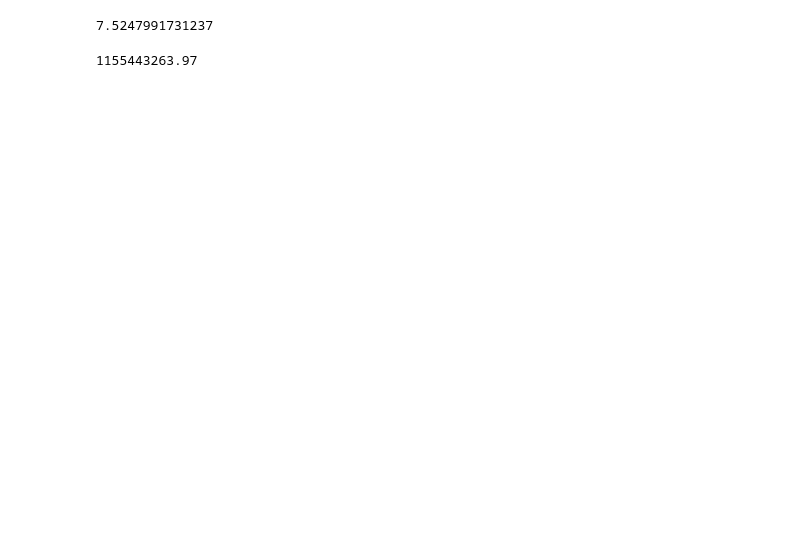
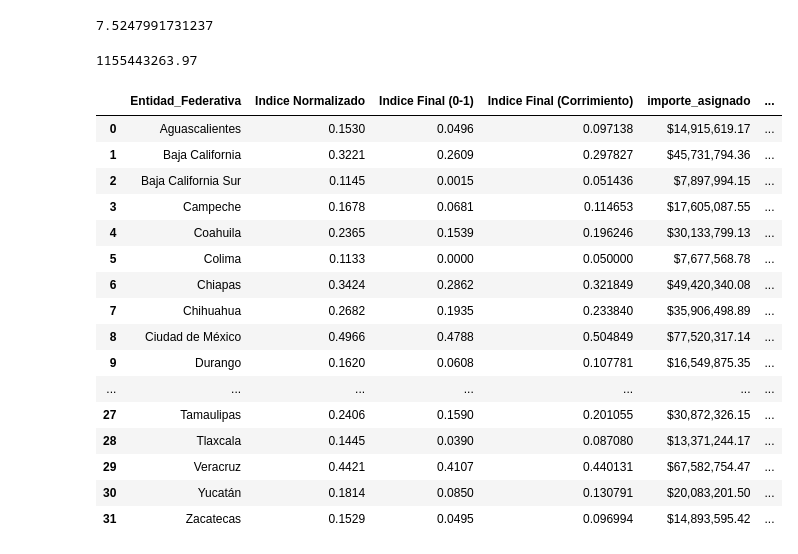
Before and after one commit to j3suslm/apps, a Jupyter notebook: fofisp_app/auxiliary.ipynb, the cells around one changed output. Saved outputs shown, nothing was run; the diff lists cells and outputs as text; code cells hidden in the pictures; blank space fills up the shorter version.

Commit message:
added variation chart to fofisp app and styled dataframe

```diff
--- a/fofisp_app/auxiliary.ipynb
+++ b/fofisp_app/auxiliary.ipynb
@@ -119,9 +119,47 @@ total_indice
 # %% [output]
 7.5247991731237
 # %%
-# D. Distribuir el Fondo:
-df_results['importe_asignado'] = df_results['reparto'] * presupuesto
+# reckon end allocated amount
+# create share weights
+df_results['Reparto'] = df_results['Indice Final (Corrimiento)'] / total_indice
+# Var%funds
+df_results['importe_asignado'] = df_results['Reparto'] * presupuesto
 # %%
 df_results['importe_asignado'].sum()
 # %% [output]
 1155443263.97
+# %%
+# create diff amount and percentage
+df_results['Var%'] = df_results['importe_asignado'] / df_results['Asignacion_2025'] -1
+# %%
+(
+        df_results[['Entidad_Federativa','Indice Normalizado','Indice Final (0-1)','Indice Final (Corrimiento)',
+                'importe_asignado','Asignacion_2025','Var%']]
+                .style
+                .format({
+                        'importe_asignado': '${:,.2f}',
+                        'Asignacion_2025': '${:,.2f}',
+                        'Var%': '{:.2%}',
+                        'Indice Normalizado':'{:.4f}',
+                        'Indice Final (0-1)':'{:.4f}',
+                        'Indice Final (Corrimiento':'{:.4f}',
+                        })
+)
+# %% [output]
+|  | Entidad_Federativa | Indice Normalizado | Indice Final (0-1) | Indice Final (Corrimiento) | importe_asignado | ... |
+| 0 | Aguascalientes | 0.1530 | 0.0496 | 0.097138 | $14,915,619.17 | ... |
+| 1 | Baja California | 0.3221 | 0.2609 | 0.297827 | $45,731,794.36 | ... |
+| 2 | Baja California Sur | 0.1145 | 0.0015 | 0.051436 | $7,897,994.15 | ... |
+| 3 | Campeche | 0.1678 | 0.0681 | 0.114653 | $17,605,087.55 | ... |
+| 4 | Coahuila | 0.2365 | 0.1539 | 0.196246 | $30,133,799.13 | ... |
+| 5 | Colima | 0.1133 | 0.0000 | 0.050000 | $7,677,568.78 | ... |
+| 6 | Chiapas | 0.3424 | 0.2862 | 0.321849 | $49,420,340.08 | ... |
+| 7 | Chihuahua | 0.2682 | 0.1935 | 0.233840 | $35,906,498.89 | ... |
+| 8 | Ciudad de México | 0.4966 | 0.4788 | 0.504849 | $77,520,317.14 | ... |
+| 9 | Durango | 0.1620 | 0.0608 | 0.107781 | $16,549,875.35 | ... |
+| ... | ... | ... | ... | ... | ... | ... |
+| 27 | Tamaulipas | 0.2406 | 0.1590 | 0.201055 | $30,872,326.15 | ... |
+| 28 | Tlaxcala | 0.1445 | 0.0390 | 0.087080 | $13,371,244.17 | ... |
+| 29 | Veracruz | 0.4421 | 0.4107 | 0.440131 | $67,582,754.47 | ... |
+| 30 | Yucatán | 0.1814 | 0.0850 | 0.130791 | $20,083,201.50 | ... |
+| 31 | Zacatecas | 0.1529 | 0.0495 | 0.096994 | $14,893,595.42 | ... |
```
Also changed, not shown: parts of 1 cell of this notebook, 2 other files.
